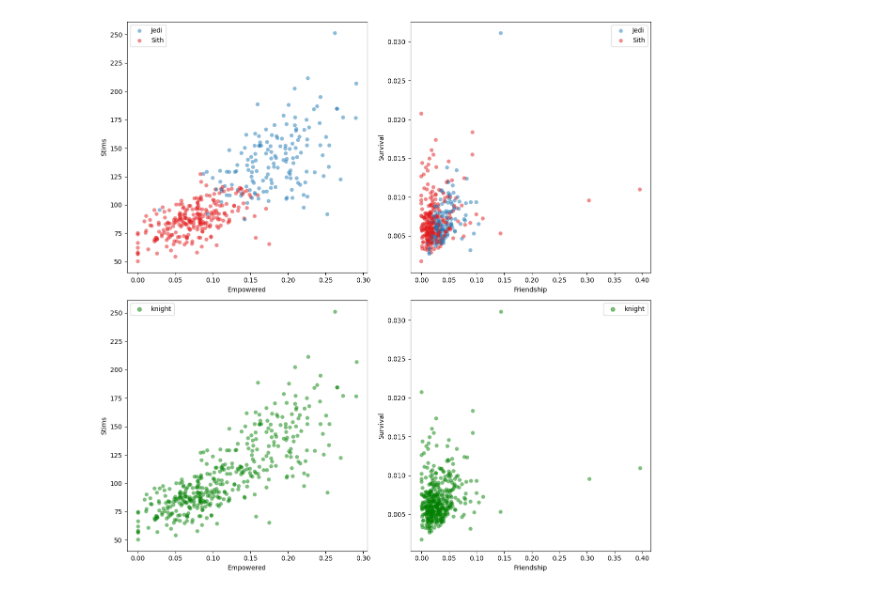
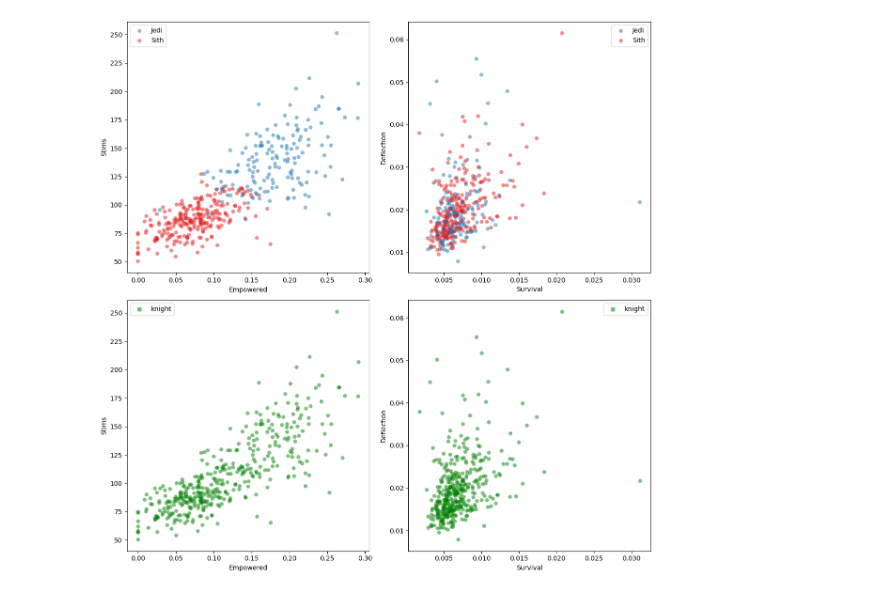
Before and after one commit to mdesmartin/piscine_datascience, a Jupyter notebook: 3_data_scientist_1/ex02/points.ipynb, the cells around one changed output. Cells and saved outputs as stored; diff of their text form; code cells hidden in the pictures.

```diff
--- a/3_data_scientist_1/ex02/points.ipynb
+++ b/3_data_scientist_1/ex02/points.ipynb
@@ -36,37 +39,37 @@ sns.scatterplot(
     ax=axes[1, 0]
 )
 axes[1, 0].set_xlabel('Empowered')
 axes[1, 0].scatter([], [], c='green', alpha=0.5, label='knight')
 axes[1, 0].legend(title='')
 
 sns.scatterplot(
     data=df_train,
-    x='Friendship',
-    y='Survival',
+    x='Survival',
+    y='Deflection',
     hue='knight',
     hue_order=['Jedi', 'Sith'],
     palette=palette,
     alpha=0.5,
     linewidth=0,
     ax=axes[0, 1]
 )
-axes[0, 1].set_xlabel('Friendship')
+axes[0, 1].set_xlabel('Survival')
 axes[0, 1].legend(title='')
 
 sns.scatterplot(
     data=df_train,
-    x='Friendship',
-    y='Survival',
+    x='Survival',
+    y='Deflection',
     color='green',
     alpha=0.5,
     linewidth=0,
     ax=axes[1, 1]
 )
-axes[1, 1].set_xlabel('Friendship')
+axes[1, 1].set_xlabel('Survival')
 axes[1, 1].scatter([], [], c='green', alpha=0.5, label='knight')
 axes[1, 1].legend(title='')
 
 
 plt.tight_layout();
 # %% [output]
-[figure, old version]
+[figure, new version]
```
Also changed, not shown: parts of 1 cell of this notebook, 7 other files.
